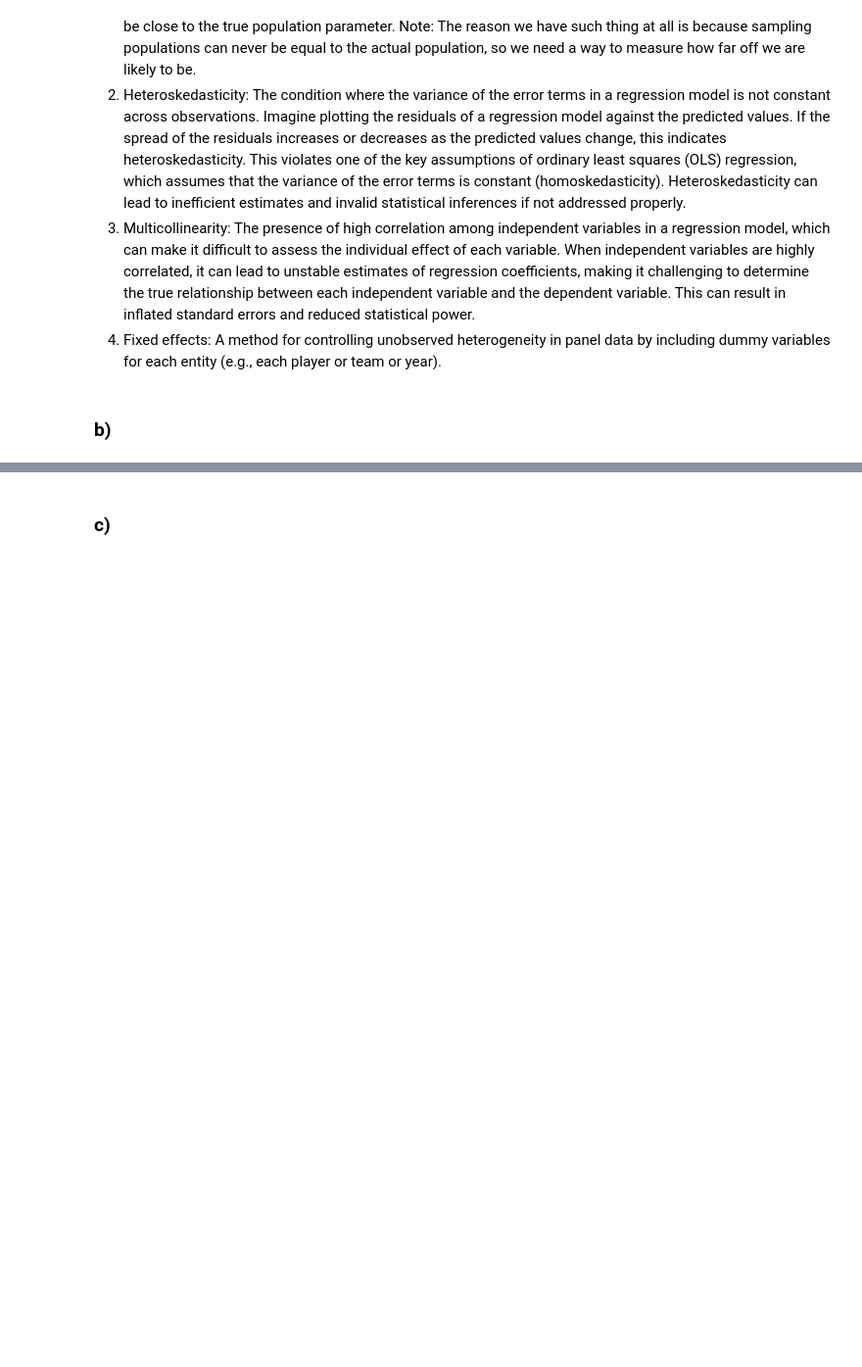
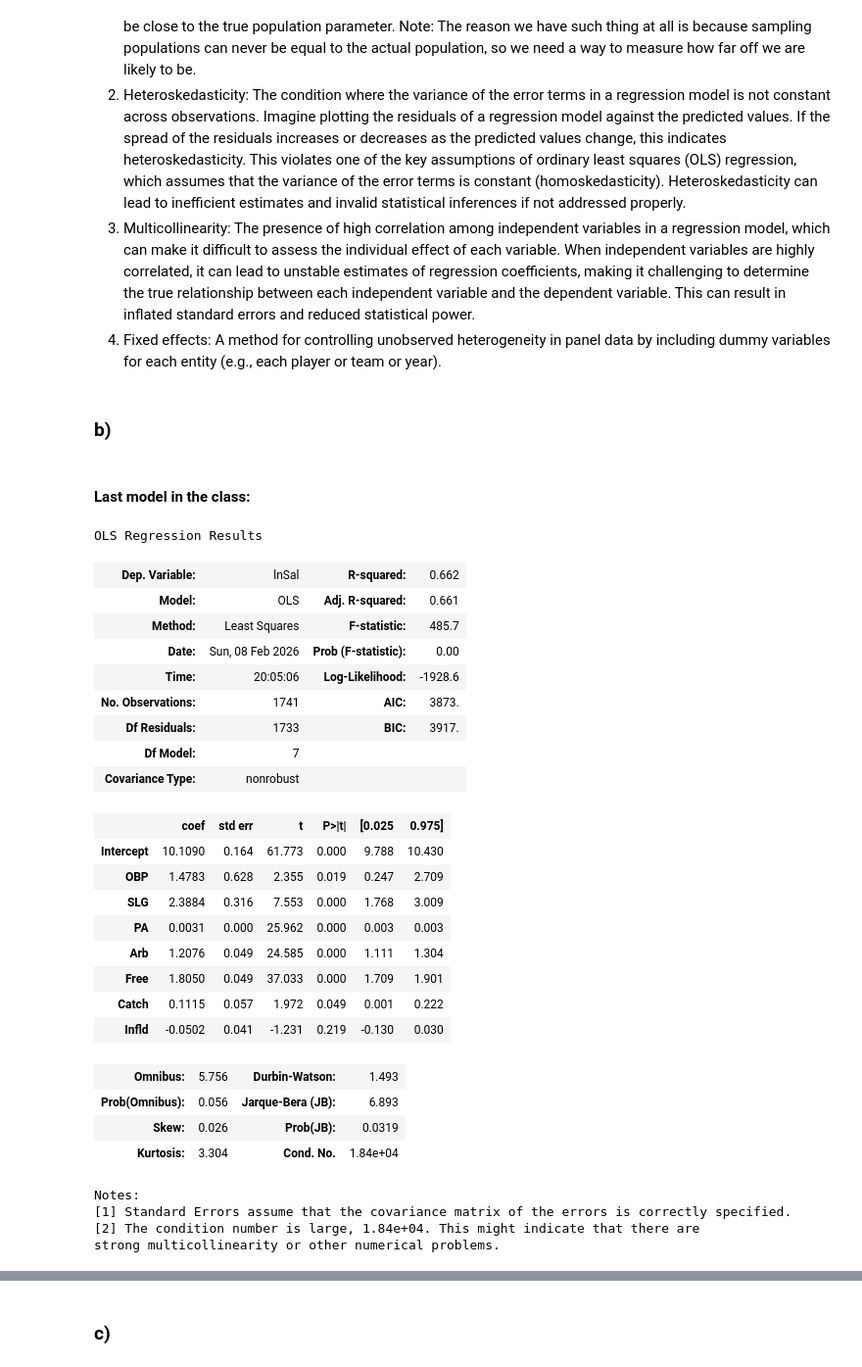
Before and after one commit to sepehrilami/CNET5442, a Jupyter notebook: assignments/assignment02.ipynb, the cells around one changed output, grey strips where cells are left out. Shown at 98% size. Drawn from its saved outputs; the diff is of its cells as text; code cells hidden in the pictures; blank space fills up the shorter version.

```diff
--- a/assignments/assignment02.ipynb
+++ b/assignments/assignment02.ipynb
@@ -211,0 +214,45 @@ Define the following terms:
+# %% [markdown]
+#### Last model in the class:
+# %%
+MB_Data = Master[(Master["SalYear"] >= 2000) & (Master["SalYear"] <= 2004)].copy()
+MB_Data_Pre = Master[(Master["SalYear"] >= 2000) & (Master["SalYear"] <= 2003)].copy()
+
+formula = "lnSal ~ OBP + SLG + PA + Arb + Free + Catch + Infld"
+
+Val_All_lm = smf.ols(formula=formula, data=MB_Data).fit()
+Val_Pre_lm = smf.ols(formula=formula, data=MB_Data_Pre).fit()
+
+# Year-by-year
+Val_year = {}
+for y in [2000,2001,2002,2003,2004]:
+    Val_year[y] = smf.ols(formula=formula, data=Master[Master["SalYear"] == y]).fit()
+
+Val_All_lm.summary()
+# %% [output]
+OLS Regression Results
+| Dep. Variable: | lnSal | R-squared: | 0.662 |
+| Model: | OLS | Adj. R-squared: | 0.661 |
+| Method: | Least Squares | F-statistic: | 485.7 |
+| Date: | Sun, 08 Feb 2026 | Prob (F-statistic): | 0.00 |
+| Time: | 20:05:06 | Log-Likelihood: | -1928.6 |
+| No. Observations: | 1741 | AIC: | 3873. |
+| Df Residuals: | 1733 | BIC: | 3917. |
+| Df Model: | 7 |  |  |
+| Covariance Type: | nonrobust |  |  |
+|  | coef | std err | t | P>|t| | [0.025 | 0.975] |
+| Intercept | 10.1090 | 0.164 | 61.773 | 0.000 | 9.788 | 10.430 |
+| OBP | 1.4783 | 0.628 | 2.355 | 0.019 | 0.247 | 2.709 |
+| SLG | 2.3884 | 0.316 | 7.553 | 0.000 | 1.768 | 3.009 |
+| PA | 0.0031 | 0.000 | 25.962 | 0.000 | 0.003 | 0.003 |
+| Arb | 1.2076 | 0.049 | 24.585 | 0.000 | 1.111 | 1.304 |
+| Free | 1.8050 | 0.049 | 37.033 | 0.000 | 1.709 | 1.901 |
+| Catch | 0.1115 | 0.057 | 1.972 | 0.049 | 0.001 | 0.222 |
+| Infld | -0.0502 | 0.041 | -1.231 | 0.219 | -0.130 | 0.030 |
+| Omnibus: | 5.756 | Durbin-Watson: | 1.493 |
+| Prob(Omnibus): | 0.056 | Jarque-Bera (JB): | 6.893 |
+| Skew: | 0.026 | Prob(JB): | 0.0319 |
+| Kurtosis: | 3.304 | Cond. No. | 1.84e+04 |
+Notes:
+[1] Standard Errors assume that the covariance matrix of the errors is correctly specified.
+[2] The condition number is large, 1.84e+04. This might indicate that there are
+strong multicollinearity or other numerical problems.
```
Also changed, not shown: parts of 11 cells of this notebook, 1 other file.
